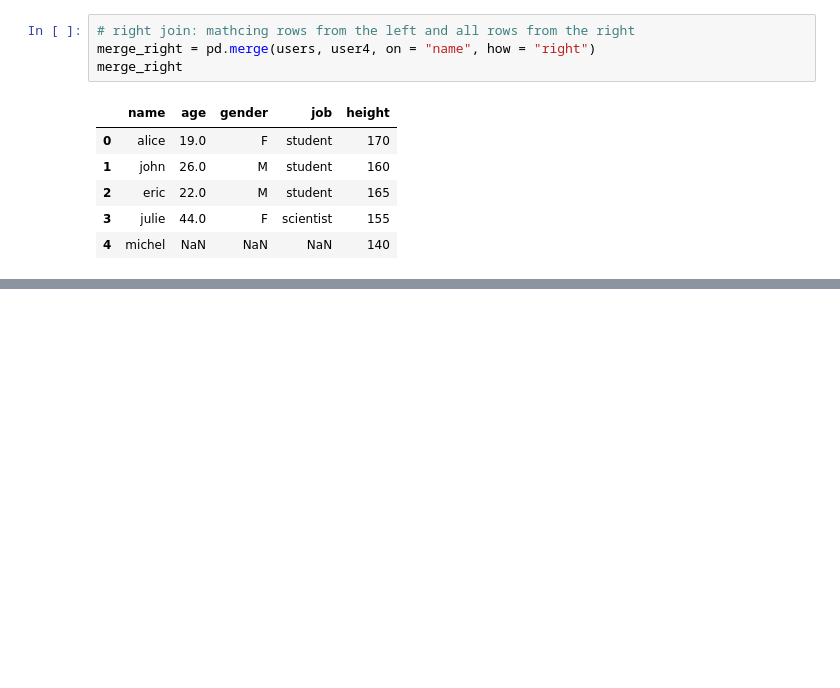
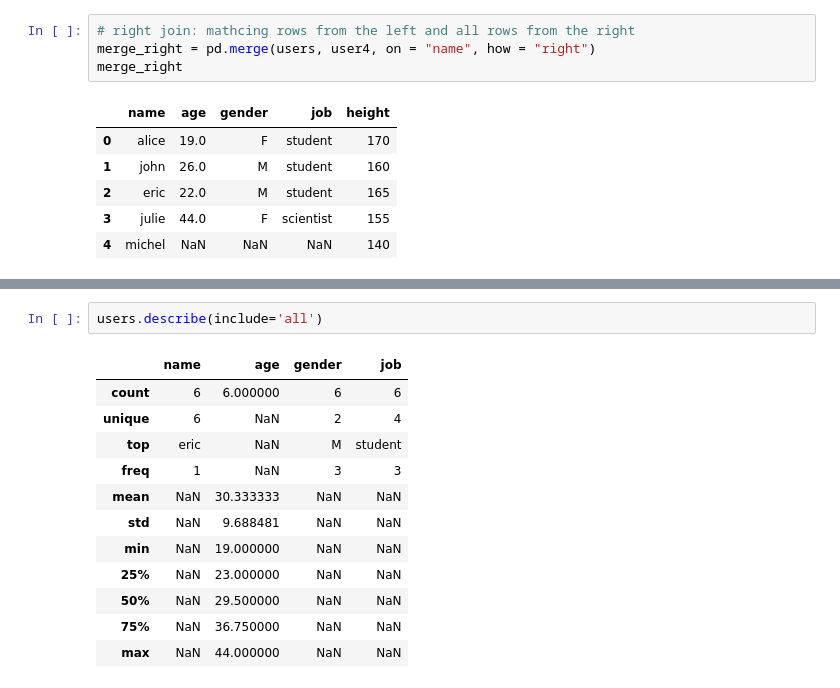
Before and after one commit to toarnabtrainer/AEC_ML_Batch-2, a Jupyter notebook: Pandas.ipynb, the cells around one changed output, grey strips where cells are left out. Drawn from its saved outputs; the diff is of its cells as text; blank space fills up the shorter version.

```diff
--- a/Pandas.ipynb
+++ b/Pandas.ipynb
@@ -547,0 +608,15 @@ merge_right
+# %%
+users.describe(include='all')
+# %% [output]
+|  | name | age | gender | job |
+| count | 6 | 6.000000 | 6 | 6 |
+| unique | 6 | NaN | 2 | 4 |
+| top | eric | NaN | M | student |
+| freq | 1 | NaN | 3 | 3 |
+| mean | NaN | 30.333333 | NaN | NaN |
+| std | NaN | 9.688481 | NaN | NaN |
+| min | NaN | 19.000000 | NaN | NaN |
+| 25% | NaN | 23.000000 | NaN | NaN |
+| 50% | NaN | 29.500000 | NaN | NaN |
+| 75% | NaN | 36.750000 | NaN | NaN |
+| max | NaN | 44.000000 | NaN | NaN |
```
Also changed, not shown: parts of 24 cells of this notebook.
